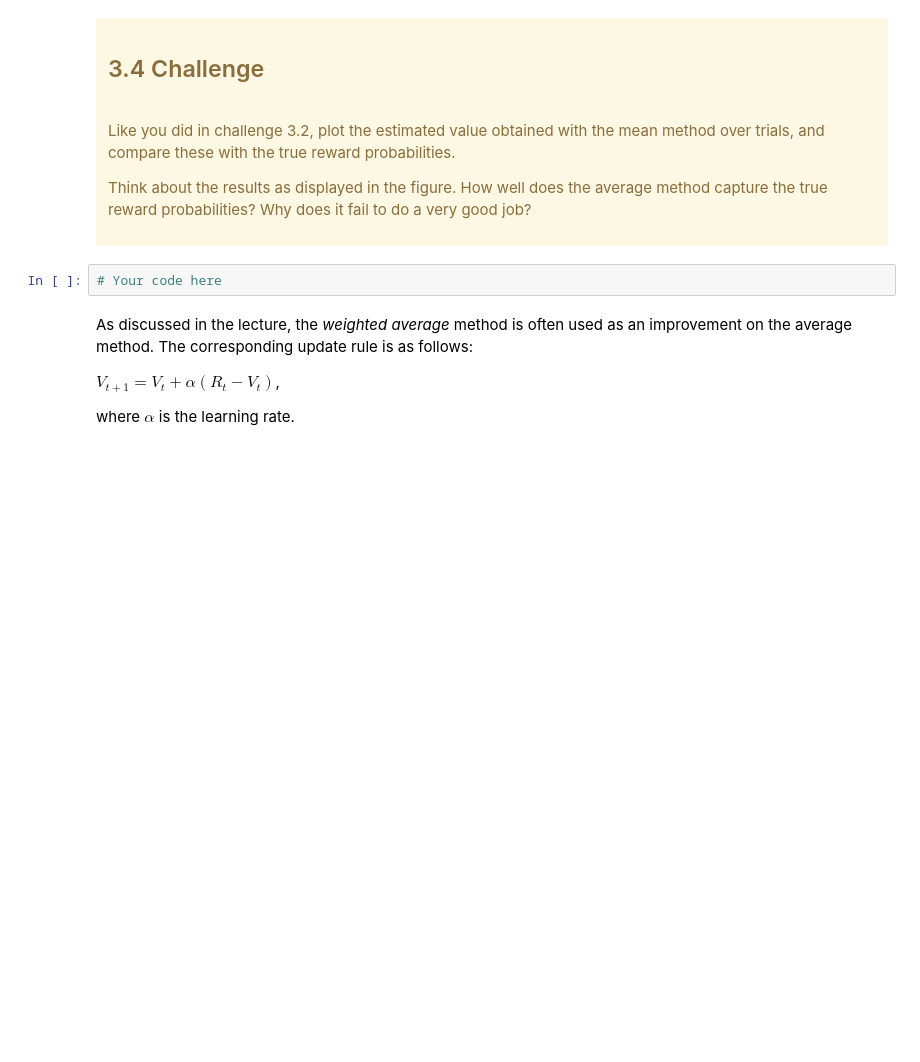
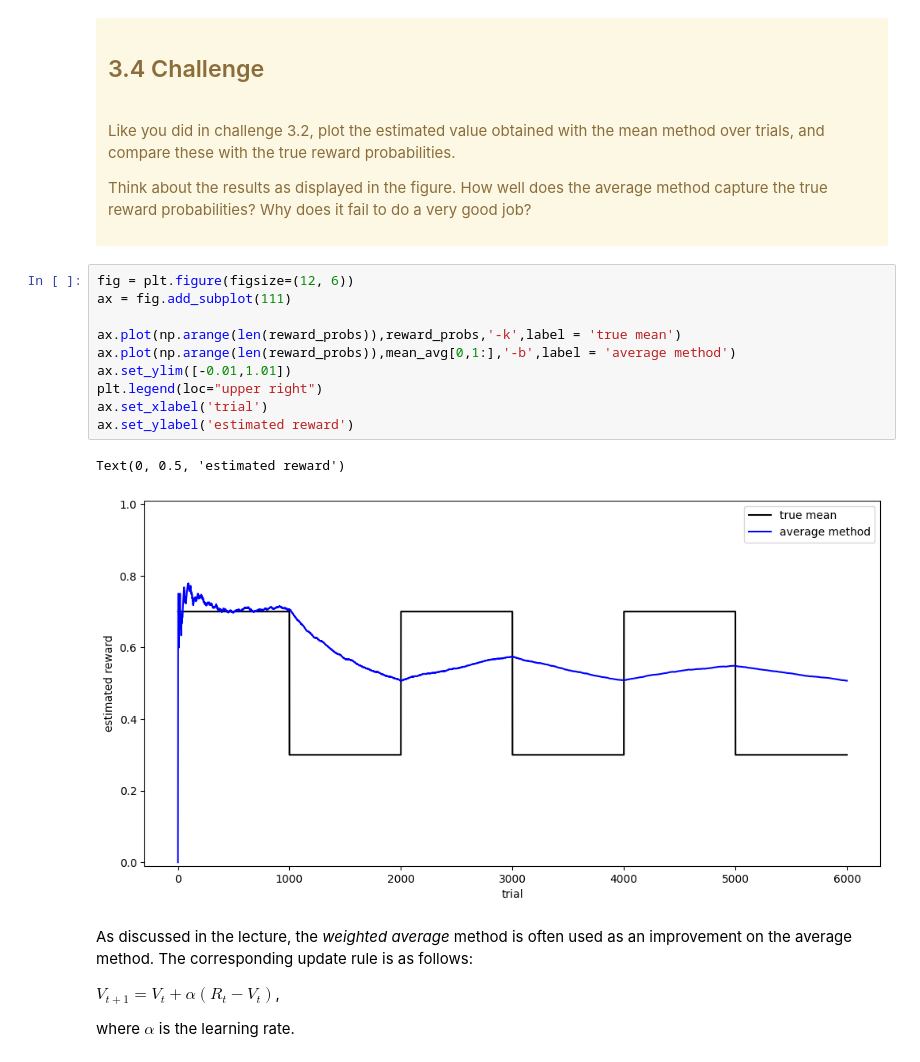
Before and after one commit to JesseK18/CM_RL, a Jupyter notebook: CM_RL-main/CogMod24_bandit_student.ipynb, the cells around one changed output. Drawn from its saved outputs; the diff is of its cells as text; blank space fills up the shorter version.

```diff
--- a/CM_RL-main/CogMod24_bandit_student.ipynb
+++ b/CM_RL-main/CogMod24_bandit_student.ipynb
@@ -172,7 +198,18 @@ Think about the results as displayed in the figure. How well does the average me
 
 </div>
 # %%
-# Your code here
+fig = plt.figure(figsize=(12, 6))
+ax = fig.add_subplot(111)
+
+ax.plot(np.arange(len(reward_probs)),reward_probs,'-k',label = 'true mean')
+ax.plot(np.arange(len(reward_probs)),mean_avg[0,1:],'-b',label = 'average method')
+ax.set_ylim([-0.01,1.01])
+plt.legend(loc="upper right")
+ax.set_xlabel('trial')
+ax.set_ylabel('estimated reward')
+# %% [output]
+Text(0, 0.5, 'estimated reward')
+[figure, added]
 # %% [markdown]
 As discussed in the lecture, the _weighted average_ method is often used as an improvement on the average method. The corresponding update rule is as follows:
 
```
Also changed, not shown: parts of 15 cells of this notebook, 1 other file.
